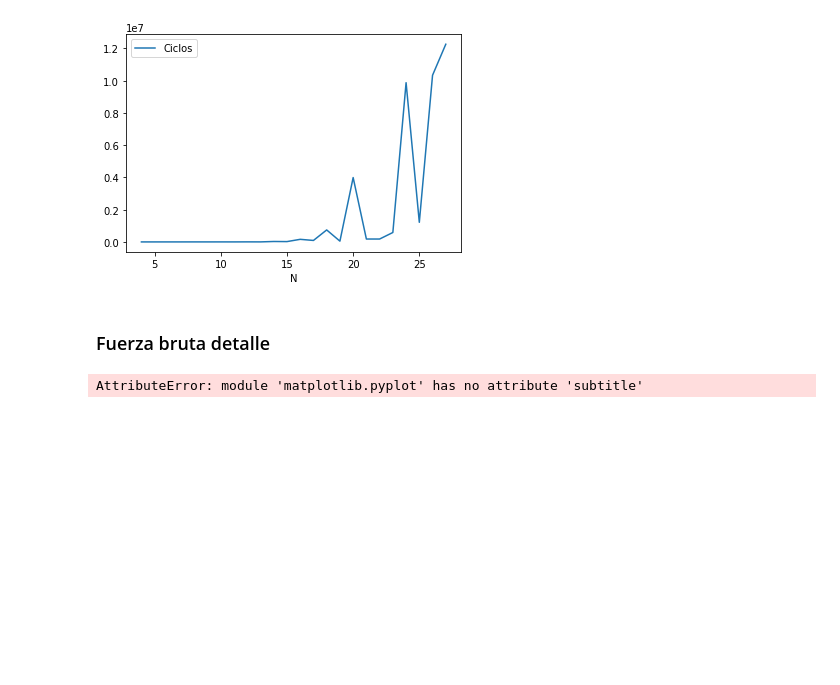
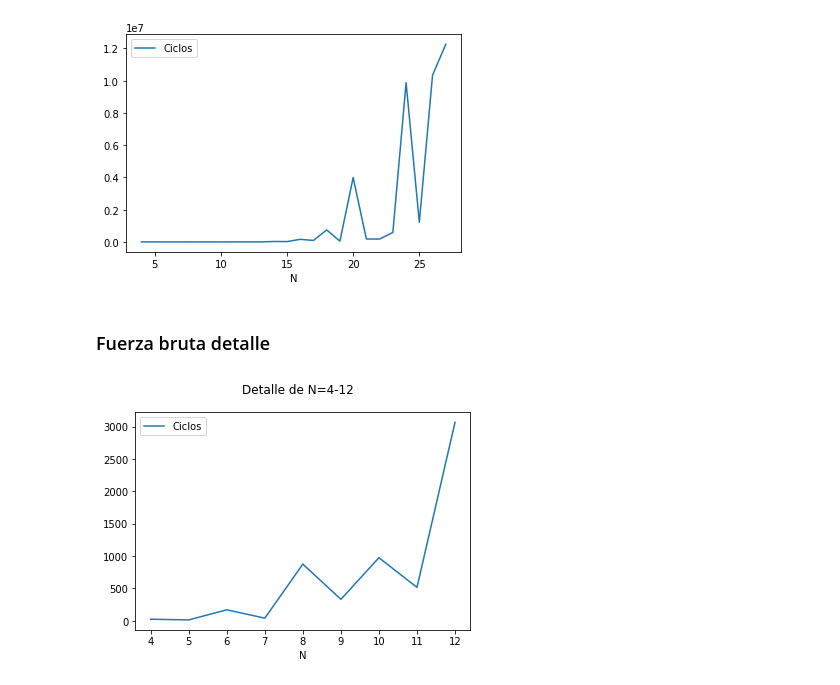
Before and after one commit to blayhem/uc3m-GA-nqueens, a Jupyter notebook: Graphics.ipynb, the cells around one changed output. Cells and saved outputs as stored; diff of their text form; code cells hidden in the pictures; blank space fills up the shorter version.

```diff
--- a/Graphics.ipynb
+++ b/Graphics.ipynb
@@ -97,13 +103,13 @@ plt.show()
 # %%
 import matplotlib.pyplot as plt
 
 ciclos = [26,15,171,42,876,333,975,517,3066,1365,26495,20280,160712,91222,743229,48184,3992510,179592,179592,584591, 9878316,1216775,10339849,12263400]
 
 
 plt.plot([i for i in range(4,13)], ciclos[:9], label='Ciclos')
-# plt.title('Detalle de N=4-12')
+plt.suptitle('Detalle de N=4-12')
 plt.xlabel('N')
 plt.legend()
 plt.show()
 # %% [output]
-AttributeError: module 'matplotlib.pyplot' has no attribute 'subtitle'
+[figure, added]
```
Also changed, not shown: parts of 2 cells of this notebook, 2 other files.
